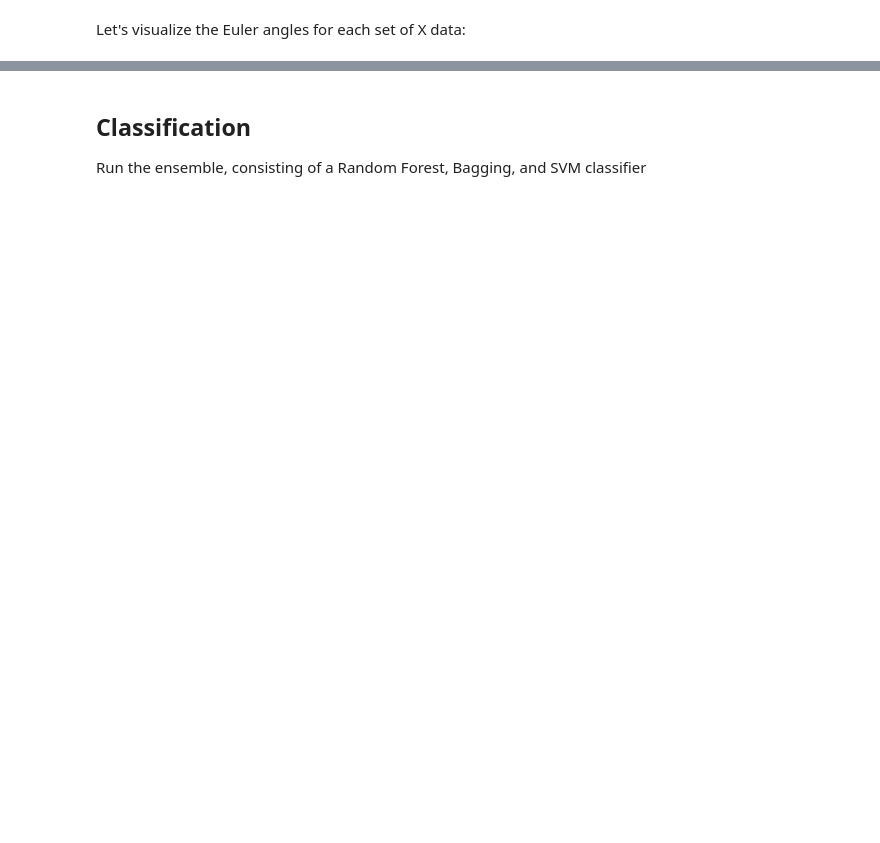
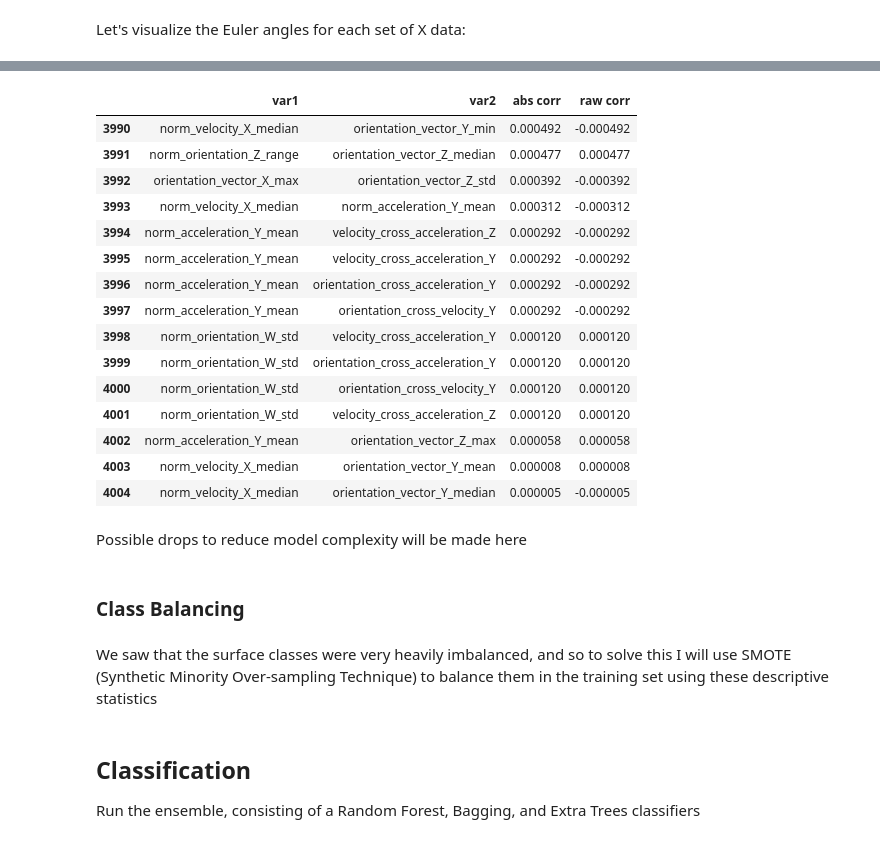
Before and after one commit to MarcusHorn/Robot-Surface-Ensemble, a Jupyter notebook: CareerCon Project/Ensemble_main.ipynb, the cells around one changed output, grey strips where cells are left out. Drawn from its saved outputs; the diff is of its cells as text; code cells hidden in the pictures; blank space fills up the shorter version.

```diff
--- a/CareerCon Project/Ensemble_main.ipynb
+++ b/CareerCon Project/Ensemble_main.ipynb
@@ -190,0 +195,4 @@ train_features = descriptive_statistics(train_features, x_train)
+# %%
+x_train = add_direction_vectors(x_train)
+x_test = add_direction_vectors(x_test)
+x_train.head()
@@ -190,0 +207,9 @@ train_features = descriptive_statistics(train_features, x_train)
+# %%
+stats = ['norm_orientation_X', 'norm_orientation_Y', 'norm_orientation_Z',
+         'norm_orientation_W',
+         'norm_velocity_X', 'norm_velocity_Y', 'norm_velocity_Z',
+         'norm_acceleration_X', 'norm_acceleration_Y', 'norm_acceleration_Z',
+         'ratio_velocity-acceleration',
+         'orientation_vector_X', 'orientation_vector_Y', 'orientation_vector_Z']
+train_features = descriptive_features(train_features, x_train, stats)
+test_features = descriptive_features(test_features, x_test, stats)
@@ -190,0 +218,5 @@ train_features = descriptive_statistics(train_features, x_train)
+# %%
+train_features = eng_features(train_features)
+test_features = eng_features(test_features)
+print("Train features: ", train_features.shape)
+print("Test features: ", test_features.shape)
@@ -190,0 +250,16 @@ train_features = descriptive_statistics(train_features, x_train)
+# %%
+#https://stackoverflow.com/questions/17778394/list-highest-correlation-pairs-from-a-large-correlation-matrix-in-pandas
+corr_matrix = train_features.corr().abs()
+raw_corr = train_features.corr()
+
+sol = (corr_matrix.where(np.triu(np.ones(corr_matrix.shape), k=1).astype(np.bool))
+                 .stack()
+                 .sort_values(ascending=False))
+top_corr = pd.DataFrame(sol).reset_index()
+top_corr.columns = ["var1", "var2", "abs corr"]
+# with .abs() we lost the sign, and it's very important.
+for x in range(len(top_corr)):
+    var1 = top_corr.iloc[x]["var1"]
+    var2 = top_corr.iloc[x]["var2"]
+    corr = raw_corr[var1][var2]
+    top_corr.at[x, "raw corr"] = corr
@@ -190,0 +285,25 @@ train_features = descriptive_statistics(train_features, x_train)
+# %%
+top_corr.tail(15)
+# %% [output]
+|  | var1 | var2 | abs corr | raw corr |
+| 3990 | norm_velocity_X_median | orientation_vector_Y_min | 0.000492 | -0.000492 |
+| 3991 | norm_orientation_Z_range | orientation_vector_Z_median | 0.000477 | 0.000477 |
+| 3992 | orientation_vector_X_max | orientation_vector_Z_std | 0.000392 | -0.000392 |
+| 3993 | norm_velocity_X_median | norm_acceleration_Y_mean | 0.000312 | -0.000312 |
+| 3994 | norm_acceleration_Y_mean | velocity_cross_acceleration_Z | 0.000292 | -0.000292 |
+| 3995 | norm_acceleration_Y_mean | velocity_cross_acceleration_Y | 0.000292 | -0.000292 |
+| 3996 | norm_acceleration_Y_mean | orientation_cross_acceleration_Y | 0.000292 | -0.000292 |
+| 3997 | norm_acceleration_Y_mean | orientation_cross_velocity_Y | 0.000292 | -0.000292 |
+| 3998 | norm_orientation_W_std | velocity_cross_acceleration_Y | 0.000120 | 0.000120 |
+| 3999 | norm_orientation_W_std | orientation_cross_acceleration_Y | 0.000120 | 0.000120 |
+| 4000 | norm_orientation_W_std | orientation_cross_velocity_Y | 0.000120 | 0.000120 |
+| 4001 | norm_orientation_W_std | velocity_cross_acceleration_Z | 0.000120 | 0.000120 |
+| 4002 | norm_acceleration_Y_mean | orientation_vector_Z_max | 0.000058 | 0.000058 |
+| 4003 | norm_velocity_X_median | orientation_vector_Y_mean | 0.000008 | 0.000008 |
+| 4004 | norm_velocity_X_median | orientation_vector_Y_median | 0.000005 | -0.000005 |
+# %% [markdown]
+Possible drops to reduce model complexity will be made here
+# %% [markdown]
+### Class Balancing
+# %% [markdown]
+We saw that the surface classes were very heavily imbalanced, and so to solve this I will use SMOTE (Synthetic Minority Over-sampling Technique) to balance them in the training set using these descriptive statistics
@@ -191,4 +313,4 @@ train_features = descriptive_statistics(train_features, x_train)
 # %% [markdown]
 ## Classification
 
-Run the ensemble, consisting of a Random Forest, Bagging, and SVM classifier
+Run the ensemble, consisting of a Random Forest, Bagging, and Extra Trees classifiers
```
Also changed, not shown: parts of 30 cells of this notebook, 2 other files.
